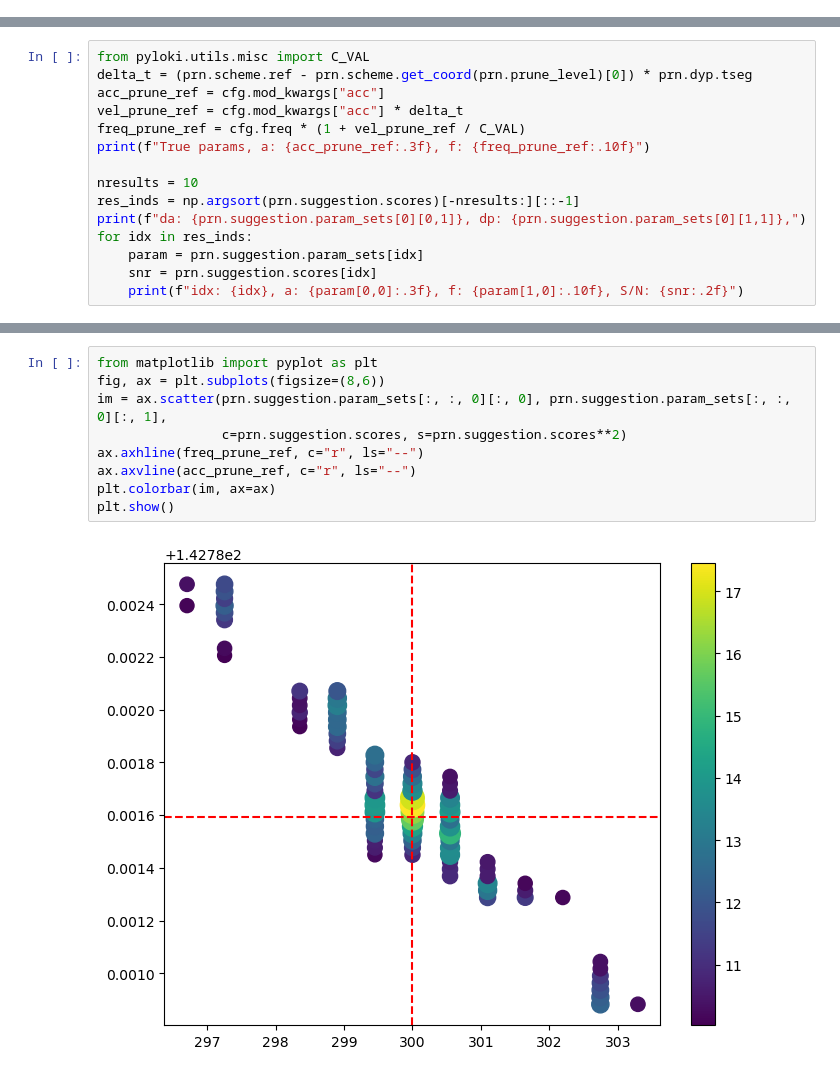
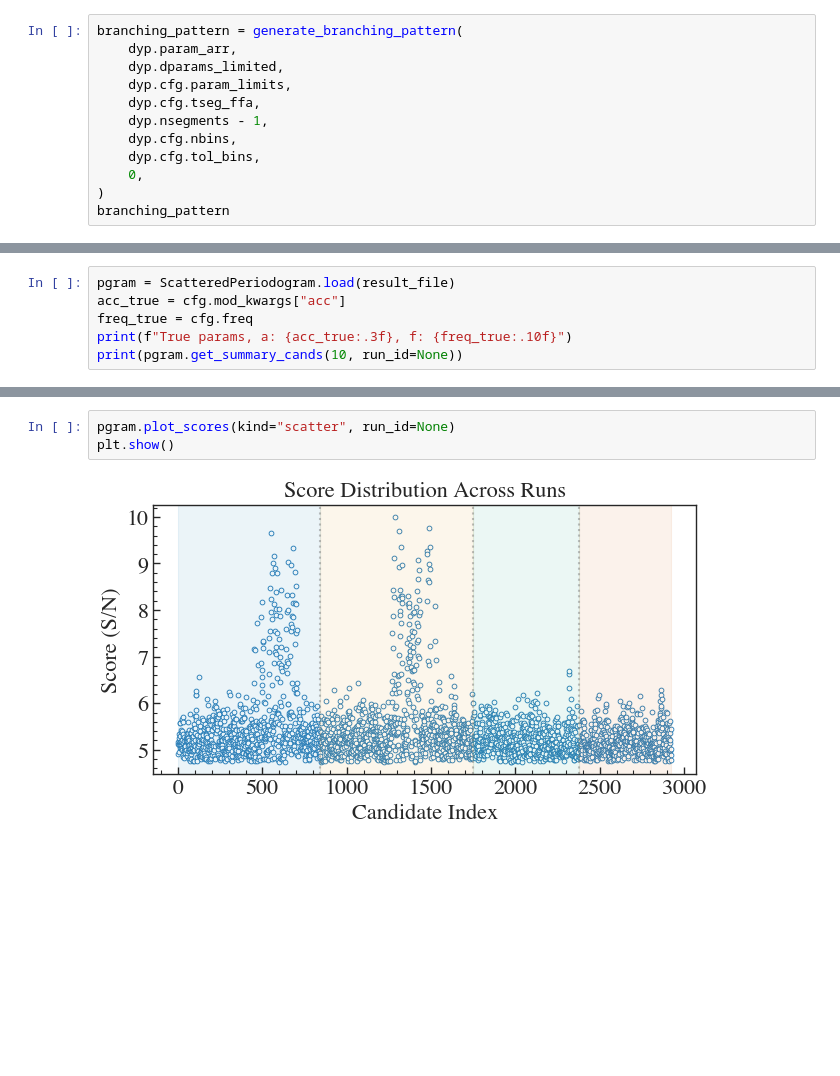
Before and after one commit to pravirkr/pyloki, a Jupyter notebook: examples/pruning_accel.ipynb, the cells around one changed output, grey strips where cells are left out. Drawn from its saved outputs; the diff is of its cells as text; blank space fills up the shorter version.

```diff
--- a/examples/pruning_accel.ipynb
+++ b/examples/pruning_accel.ipynb
@@ -52,0 +62,12 @@ dyp.execute()
+# %%
+branching_pattern = generate_branching_pattern(
+    dyp.param_arr,
+    dyp.dparams_limited,
+    dyp.cfg.param_limits,
+    dyp.cfg.tseg_ffa,
+    dyp.nsegments - 1,
+    dyp.cfg.nbins,
+    dyp.cfg.tol_bins,
+    0,
+)
+branching_pattern
@@ -64,16 +114,7 @@ res = prn.execute(snr_lim=10)
 # %%
-from pyloki.utils.misc import C_VAL
-delta_t = (prn.scheme.ref - prn.scheme.get_coord(prn.prune_level)[0]) * prn.dyp.tseg
-acc_prune_ref = cfg.mod_kwargs["acc"]
-vel_prune_ref = cfg.mod_kwargs["acc"] * delta_t
-freq_prune_ref = cfg.freq * (1 + vel_prune_ref / C_VAL)
-print(f"True params, a: {acc_prune_ref:.3f}, f: {freq_prune_ref:.10f}")
-
-nresults = 10
-res_inds = np.argsort(prn.suggestion.scores)[-nresults:][::-1]
-print(f"da: {prn.suggestion.param_sets[0][0,1]}, dp: {prn.suggestion.param_sets[0][1,1]},")
-for idx in res_inds:
-    param = prn.suggestion.param_sets[idx]
-    snr = prn.suggestion.scores[idx]
-    print(f"idx: {idx}, a: {param[0,0]:.3f}, f: {param[1,0]:.10f}, S/N: {snr:.2f}")
+pgram = ScatteredPeriodogram.load(result_file)
+acc_true = cfg.mod_kwargs["acc"]
+freq_true = cfg.freq
+print(f"True params, a: {acc_true:.3f}, f: {freq_true:.10f}")
+print(pgram.get_summary_cands(10, run_id=None))
 # %% [output]
@@ -92,12 +134,6 @@ idx: 39, a: 299.451, f: 142.7816114051, S/N: 13.92
 # %%
-from matplotlib import pyplot as plt
-fig, ax = plt.subplots(figsize=(8,6))
-im = ax.scatter(prn.suggestion.param_sets[:, :, 0][:, 0], prn.suggestion.param_sets[:, :, 0][:, 1],
-                c=prn.suggestion.scores, s=prn.suggestion.scores**2)
-ax.axhline(freq_prune_ref, c="r", ls="--")
-ax.axvline(acc_prune_ref, c="r", ls="--")
-plt.colorbar(im, ax=ax)
+pgram.plot_scores(kind="scatter", run_id=None)
 plt.show()
 # %% [output]
-[figure, old version]
+[figure, new version]
 # %%
```
Also changed, not shown: parts of 8 cells of this notebook, 18 other files.
